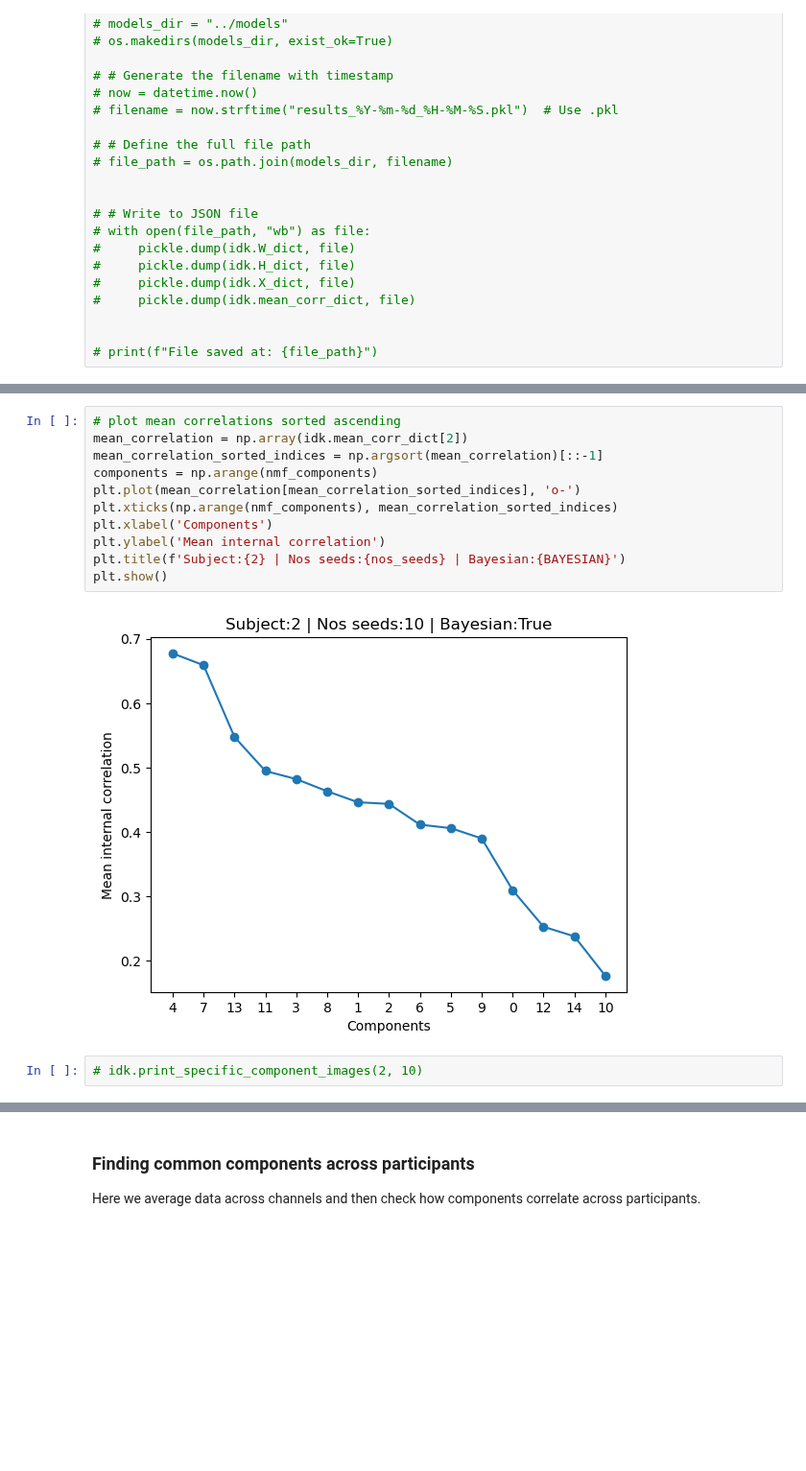
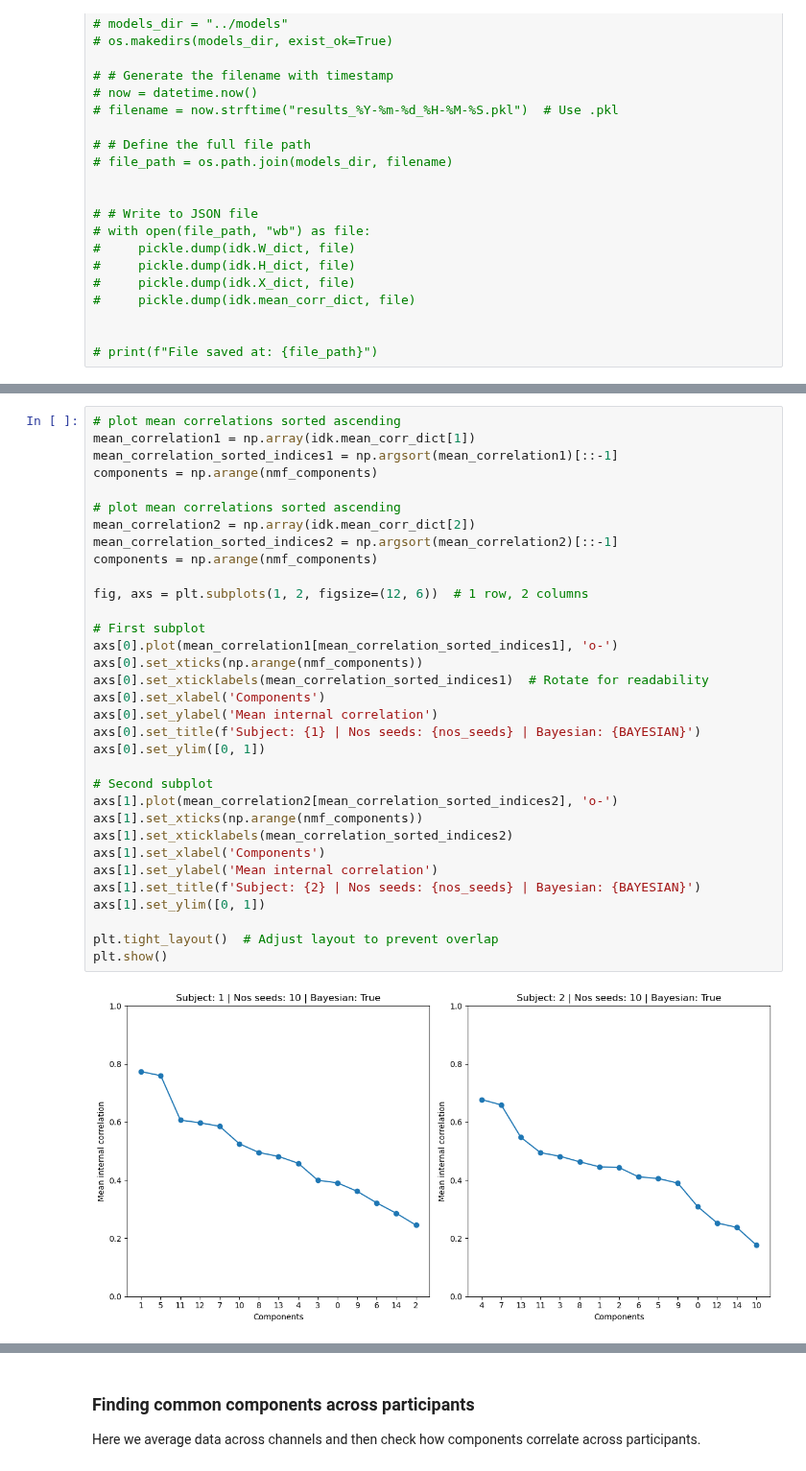
Before and after one commit to AtharvSuryawanshi/Neural-Representations-using-Things-Database, a Jupyter notebook: notebooks/NMF_meg8.ipynb, the cells around one changed output, grey strips where cells are left out. Shown at 96% size. Cells and saved outputs as stored; diff of their text form; blank space fills up the shorter version.

```diff
--- a/notebooks/NMF_meg8.ipynb
+++ b/notebooks/NMF_meg8.ipynb
@@ -605,15 +592,35 @@ plt.show()
-# %%
-# plot mean correlations sorted ascending
-mean_correlation = np.array(idk.mean_corr_dict[2])
-mean_correlation_sorted_indices = np.argsort(mean_correlation)[::-1]
-components = np.arange(nmf_components)
-plt.plot(mean_correlation[mean_correlation_sorted_indices], 'o-')
-plt.xticks(np.arange(nmf_components), mean_correlation_sorted_indices)
-plt.xlabel('Components')
-plt.ylabel('Mean internal correlation')
-plt.title(f'Subject:{2} | Nos seeds:{nos_seeds} | Bayesian:{BAYESIAN}')
-plt.show()
-# %% [output]
-[figure, removed]
-# %%
-# idk.print_specific_component_images(2, 10)
+# %%
+# plot mean correlations sorted ascending
+mean_correlation1 = np.array(idk.mean_corr_dict[1])
+mean_correlation_sorted_indices1 = np.argsort(mean_correlation1)[::-1]
+components = np.arange(nmf_components)
+
+# plot mean correlations sorted ascending
+mean_correlation2 = np.array(idk.mean_corr_dict[2])
+mean_correlation_sorted_indices2 = np.argsort(mean_correlation2)[::-1]
+components = np.arange(nmf_components)
+
+fig, axs = plt.subplots(1, 2, figsize=(12, 6))  # 1 row, 2 columns
+
+# First subplot
+axs[0].plot(mean_correlation1[mean_correlation_sorted_indices1], 'o-')
+axs[0].set_xticks(np.arange(nmf_components))
+axs[0].set_xticklabels(mean_correlation_sorted_indices1)  # Rotate for readability
+axs[0].set_xlabel('Components')
+axs[0].set_ylabel('Mean internal correlation')
+axs[0].set_title(f'Subject: {1} | Nos seeds: {nos_seeds} | Bayesian: {BAYESIAN}')
+axs[0].set_ylim([0, 1])
+
+# Second subplot
+axs[1].plot(mean_correlation2[mean_correlation_sorted_indices2], 'o-')
+axs[1].set_xticks(np.arange(nmf_components))
+axs[1].set_xticklabels(mean_correlation_sorted_indices2)
+axs[1].set_xlabel('Components')
+axs[1].set_ylabel('Mean internal correlation')
+axs[1].set_title(f'Subject: {2} | Nos seeds: {nos_seeds} | Bayesian: {BAYESIAN}')
+axs[1].set_ylim([0, 1])
+
+plt.tight_layout()  # Adjust layout to prevent overlap
+plt.show()
+# %% [output]
+[figure, added]
```
Also changed, not shown: parts of 18 cells of this notebook, 1 other file.
